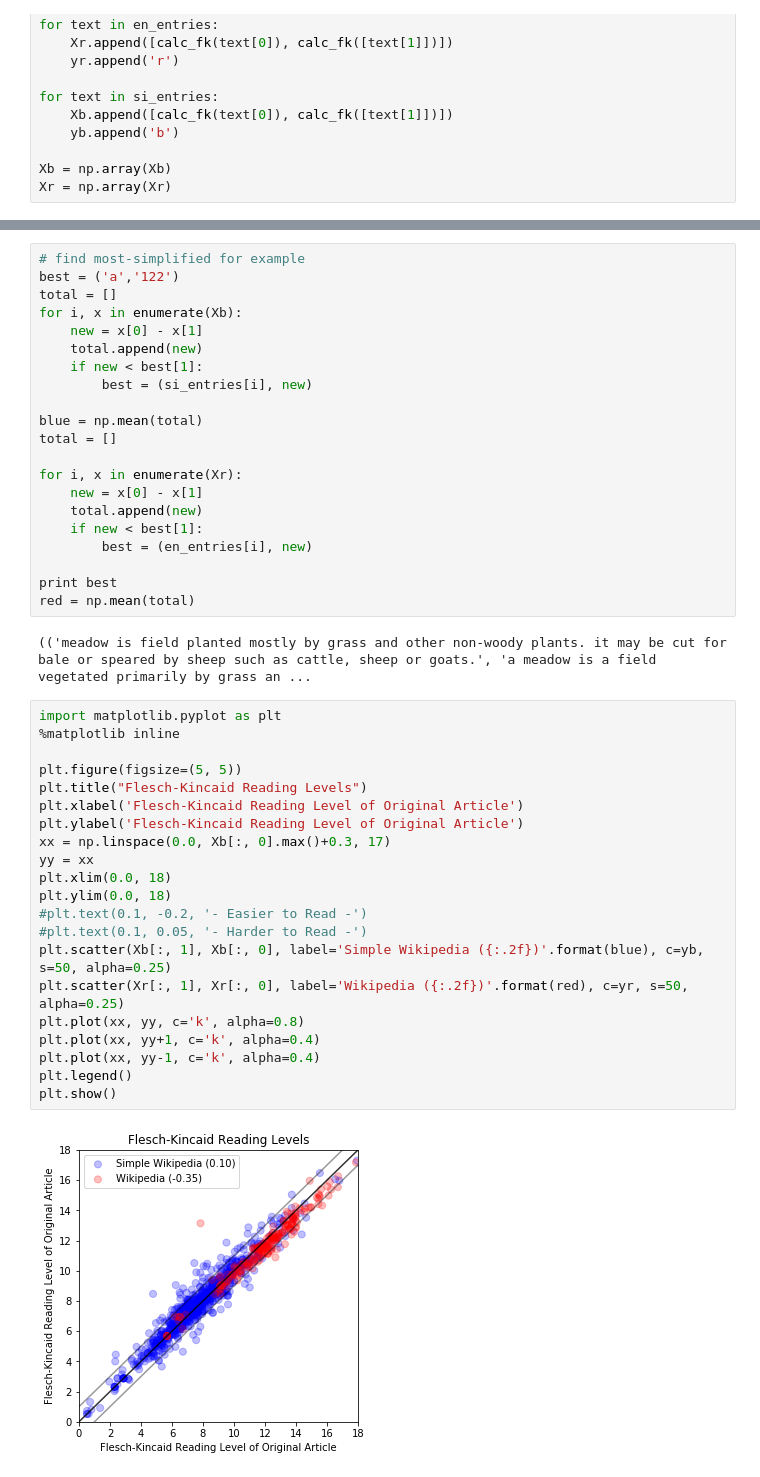
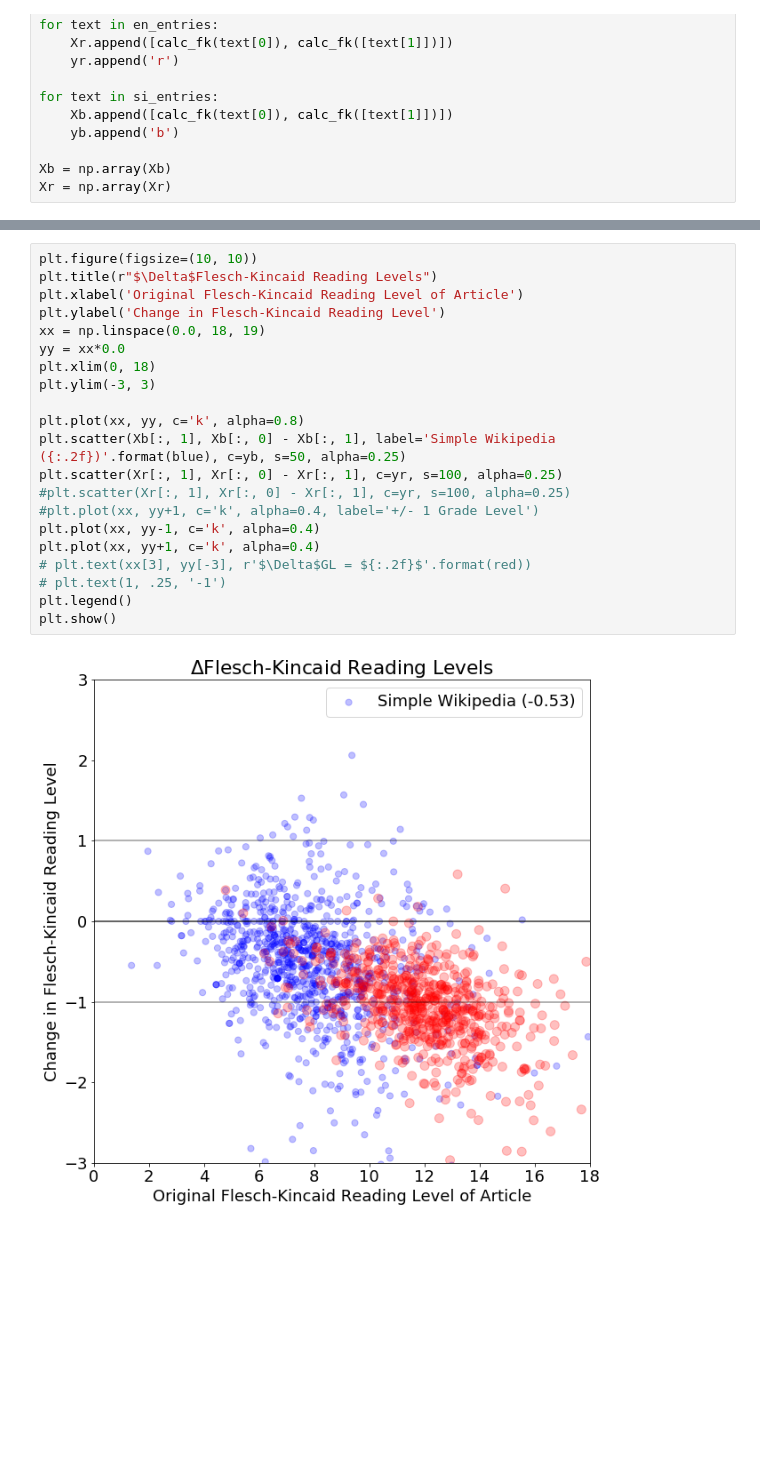
Before and after one commit to NeverForged/BasicEnglishTranslator, a Jupyter notebook: evaluation/Test Basic English Translator Reading Level.ipynb, the cells around one changed output, grey strips where cells are left out. Drawn from its saved outputs; the diff is of its cells as text; blank space fills up the shorter version.

```diff
--- a/evaluation/Test Basic English Translator Reading Level.ipynb
+++ b/evaluation/Test Basic English Translator Reading Level.ipynb
@@ -114,46 +171,23 @@ Now we can look at which documents have become easier to read and which have bec
-# %%
-# find most-simplified for example
-best = ('a','122')
-total = []
-for i, x in enumerate(Xb):
-    new = x[0] - x[1]
-    total.append(new)
-    if new < best[1]:
-        best = (si_entries[i], new)
-
-blue = np.mean(total)
-total = []
-
-for i, x in enumerate(Xr):
-    new = x[0] - x[1]
-    total.append(new)
-    if new < best[1]:
-        best = (en_entries[i], new)
-
-print best
-red = np.mean(total)
-# %% [output]
-(('meadow is field planted mostly by grass and other non-woody plants. it may be cut for bale or speared by sheep such as cattle, sheep or goats.', 'a meadow is a field vegetated primarily by grass an ...
 # %%
-import matplotlib.pyplot as plt
-%matplotlib inline
+plt.figure(figsize=(10, 10))
+plt.title(r"$\Delta$Flesch-Kincaid Reading Levels")
+plt.xlabel('Original Flesch-Kincaid Reading Level of Article')
+plt.ylabel('Change in Flesch-Kincaid Reading Level')
+xx = np.linspace(0.0, 18, 19)
+yy = xx*0.0
+plt.xlim(0, 18)
+plt.ylim(-3, 3)
 
-plt.figure(figsize=(5, 5))
-plt.title("Flesch-Kincaid Reading Levels")
-plt.xlabel('Flesch-Kincaid Reading Level of Original Article')
-plt.ylabel('Flesch-Kincaid Reading Level of Original Article')
-xx = np.linspace(0.0, Xb[:, 0].max()+0.3, 17)
-yy = xx
-plt.xlim(0.0, 18)
-plt.ylim(0.0, 18)
-#plt.text(0.1, -0.2, '- Easier to Read -')
-#plt.text(0.1, 0.05, '- Harder to Read -')
-plt.scatter(Xb[:, 1], Xb[:, 0], label='Simple Wikipedia ({:.2f})'.format(blue), c=yb, s=50, alpha=0.25)
-plt.scatter(Xr[:, 1], Xr[:, 0], label='Wikipedia ({:.2f})'.format(red), c=yr, s=50, alpha=0.25)
 plt.plot(xx, yy, c='k', alpha=0.8)
+plt.scatter(Xb[:, 1], Xb[:, 0] - Xb[:, 1], label='Simple Wikipedia ({:.2f})'.format(blue), c=yb, s=50, alpha=0.25)
+plt.scatter(Xr[:, 1], Xr[:, 0] - Xr[:, 1], c=yr, s=100, alpha=0.25)
+#plt.scatter(Xr[:, 1], Xr[:, 0] - Xr[:, 1], c=yr, s=100, alpha=0.25)
+#plt.plot(xx, yy+1, c='k', alpha=0.4, label='+/- 1 Grade Level')
+plt.plot(xx, yy-1, c='k', alpha=0.4)
 plt.plot(xx, yy+1, c='k', alpha=0.4)
-plt.plot(xx, yy-1, c='k', alpha=0.4)
+# plt.text(xx[3], yy[-3], r'$\Delta$GL = ${:.2f}$'.format(red))
+# plt.text(1, .25, '-1')
 plt.legend()
 plt.show()
 # %% [output]
-[figure, old version]
+[figure, new version]
```
Also changed, not shown: parts of 5 cells of this notebook, 2 other files.
